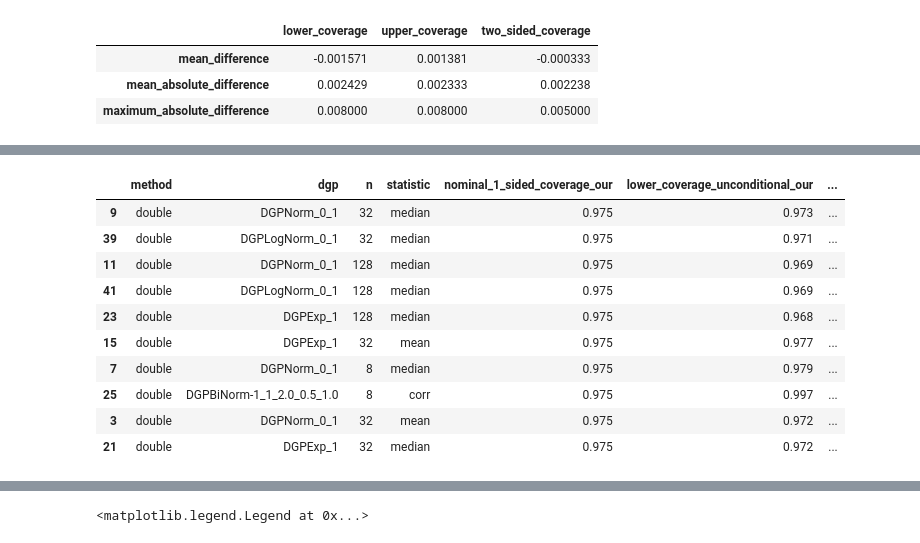
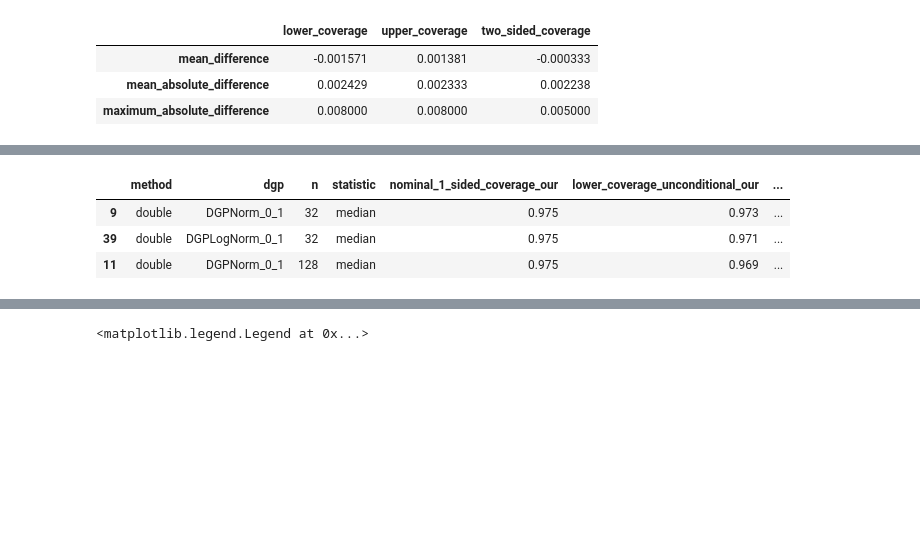
Before and after one commit to enejH04/bootstrap-inference, a Jupyter notebook: performance_validation/comparison.ipynb, the cells around one changed output, grey strips where cells are left out. Saved outputs shown, nothing was run; the diff lists cells and outputs as text; code cells hidden in the pictures; blank space fills up the shorter version.

```diff
--- a/performance_validation/comparison.ipynb
+++ b/performance_validation/comparison.ipynb
@@ -174,25 +167,18 @@ largest_lower_difference[
 # %%
 largest_lower_difference[
     [
         *keys,
         "nominal_1_sided_coverage_our",
         "lower_coverage_unconditional_our",
         "lower_coverage_unconditional_ref",
         "lower_coverage_unconditional_difference",
     ]
-][largest_lower_difference["method"] == "double"].head(10)
+][largest_lower_difference["method"] == "double"].head(3)
 # %% [output]
 |  | method | dgp | n | statistic | nominal_1_sided_coverage_our | lower_coverage_unconditional_our | ... |
 | 9 | double | DGPNorm_0_1 | 32 | median | 0.975 | 0.973 | ... |
 | 39 | double | DGPLogNorm_0_1 | 32 | median | 0.975 | 0.971 | ... |
 | 11 | double | DGPNorm_0_1 | 128 | median | 0.975 | 0.969 | ... |
-| 41 | double | DGPLogNorm_0_1 | 128 | median | 0.975 | 0.969 | ... |
-| 23 | double | DGPExp_1 | 128 | median | 0.975 | 0.968 | ... |
-| 15 | double | DGPExp_1 | 32 | mean | 0.975 | 0.977 | ... |
-| 7 | double | DGPNorm_0_1 | 8 | median | 0.975 | 0.979 | ... |
-| 25 | double | DGPBiNorm-1_1_2.0_0.5_1.0 | 8 | corr | 0.975 | 0.997 | ... |
-| 3 | double | DGPNorm_0_1 | 32 | mean | 0.975 | 0.972 | ... |
-| 21 | double | DGPExp_1 | 32 | median | 0.975 | 0.972 | ... |
 # %%
 largest_upper_difference = comparison.assign(
     absolute_difference=comparison[
```
Also changed, not shown: parts of 5 cells of this notebook.
